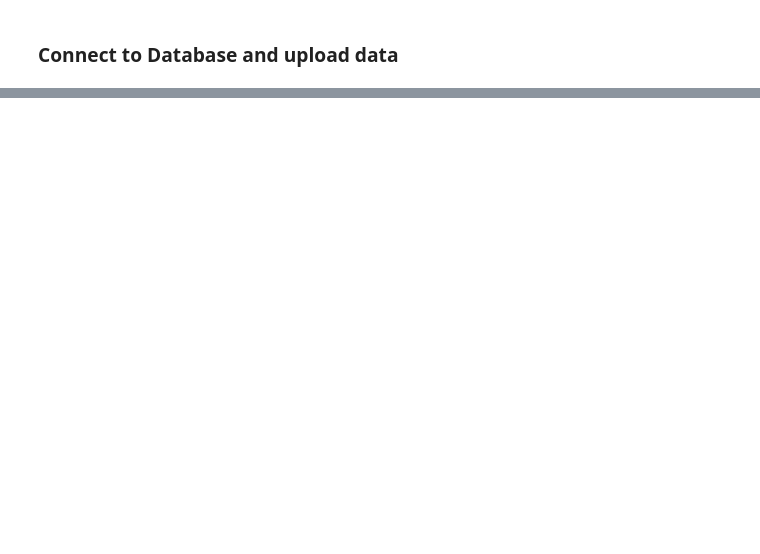
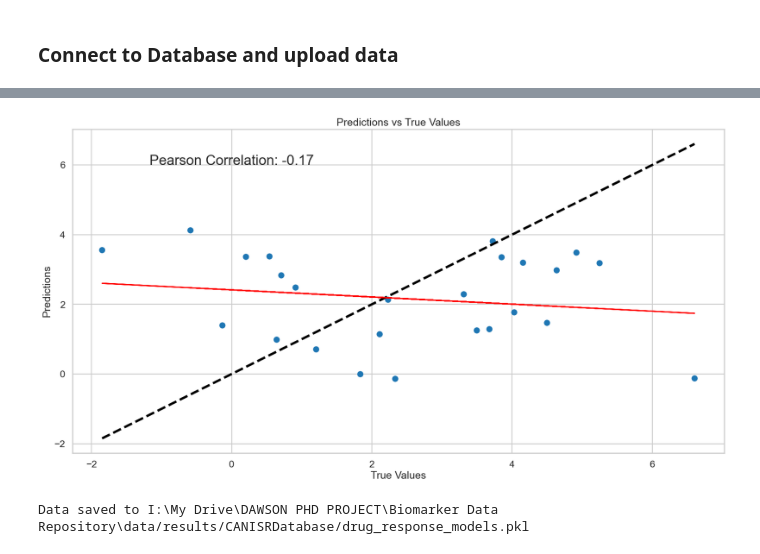
Before and after one commit to AnEvilBurrito/ode-biomarker-project, a Jupyter notebook: project-canisr/AN01_read_all_drugs.ipynb, the cells around one changed output, grey strips where cells are left out. Saved outputs shown, nothing was run; the diff lists cells and outputs as text; code cells hidden in the pictures; blank space fills up the shorter version.

Commit message:
upload canisr

```diff
--- a/project-canisr/AN01_read_all_drugs.ipynb
+++ b/project-canisr/AN01_read_all_drugs.ipynb
@@ -392,0 +454,29 @@ plt.show()
+# %%
+# plot y_pred and y_test columns from the dataframe
+
+y_pred = df['y_pred'][0]
+y_test = df['y_test'][0]
+
+# make into np arrays
+y_pred = np.array(y_pred)
+y_test = np.array(y_test)
+
+plt.figure(figsize=(20, 10))
+plt.scatter(y_test, y_pred)
+# show a trend line
+plt.plot([y_test.min(), y_test.max()], [y_test.min(), y_test.max()], 'k--', lw=4)
+plt.plot(y_test, np.poly1d(np.polyfit(y_test, y_pred, 1))(y_test), color='red', lw=2)
+plt.title('Predictions vs True Values')
+# also show the correlation coefficient
+plt.text(0, 6, f'Pearson Correlation: {df["model_performance"][0]:.2f}', fontsize=24, ha='center')
+plt.xlabel('True Values')
+plt.ylabel('Predictions')
+plt.show()
+# %% [output]
+[figure, added]
+# %%
+# save df to the folder as a pickle file
+df.to_pickle(f'{file_save_path}drug_response_models.pkl')
+print(f'Data saved to {file_save_path}drug_response_models.pkl')
+# %% [output]
+Data saved to I:\My Drive\DAWSON PHD PROJECT\Biomarker Data Repository\data/results/CANISRDatabase/drug_response_models.pkl
```
Also changed, not shown: parts of 23 cells of this notebook, 2 other files.
